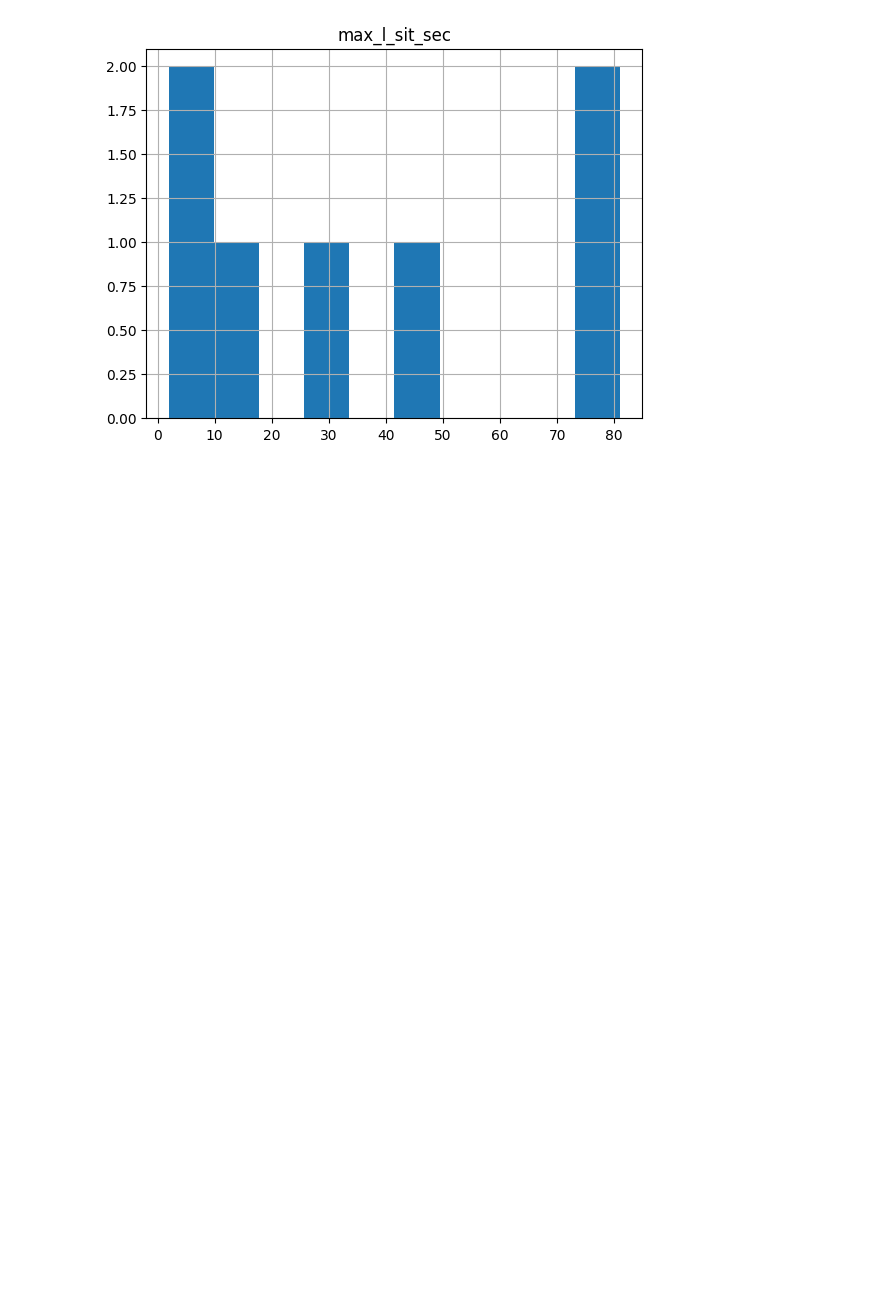
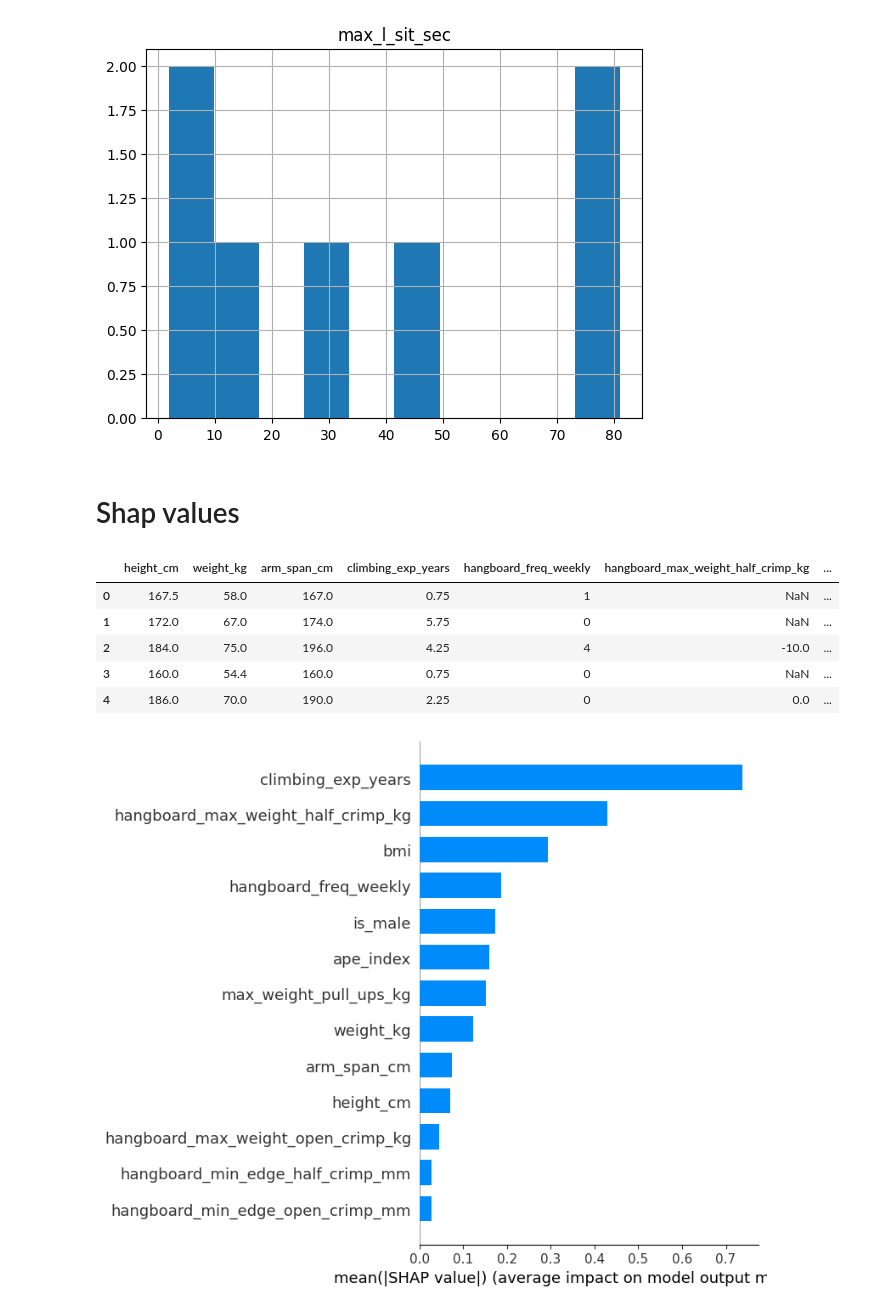
Before and after one commit to alekskorupa/climb-harder-project, a Jupyter notebook: notebooks/climbing.ipynb, the cells around one changed output. Drawn from its saved outputs; the diff is of its cells as text; code cells hidden in the pictures; blank space fills up the shorter version.

```diff
--- a/notebooks/climbing.ipynb
+++ b/notebooks/climbing.ipynb
@@ -190,3 +137,49 @@ for col in [
 [figure]
 [figure]
 [figure]
+# %% [markdown]
+# Shap values
+# %%
+import shap
+
+from sklearn.impute import SimpleImputer
+from sklearn.preprocessing import StandardScaler
+from sklearn.ensemble import RandomForestRegressor
+from sklearn.model_selection import GridSearchCV
+from sklearn.pipeline import make_pipeline
+
+X_train, X_test = load_reddit_performance_data()
+y_train, y_test = load_reddit_targets_data()
+
+y_train = y_train["median_grade"]
+y_test = y_test["median_grade"]
+
+display(X_train.head())
+
+pipeline = make_pipeline(
+    SimpleImputer(strategy="median"),
+    StandardScaler(),
+)
+X_train = pd.DataFrame(data=pipeline.fit(X_train, y_train).transform(X_train), columns=X_train.columns)
+
+
+
+## Compute the SHAP values
+model = RandomForestRegressor(
+        n_estimators=200,
+        random_state=42,
+    ).fit(X_train, y_train)
+
+explainer = shap.Explainer(model)
+shap_values = explainer(X_train)
+## Plot the SHAP values
+shap.summary_plot(shap_values, X_train, plot_type="bar", show=True)
+plt.show()
+# %% [output]
+|  | height_cm | weight_kg | arm_span_cm | climbing_exp_years | hangboard_freq_weekly | hangboard_max_weight_half_crimp_kg | ... |
+| 0 | 167.5 | 58.0 | 167.0 | 0.75 | 1 | NaN | ... |
+| 1 | 172.0 | 67.0 | 174.0 | 5.75 | 0 | NaN | ... |
+| 2 | 184.0 | 75.0 | 196.0 | 4.25 | 4 | -10.0 | ... |
+| 3 | 160.0 | 54.4 | 160.0 | 0.75 | 0 | NaN | ... |
+| 4 | 186.0 | 70.0 | 190.0 | 2.25 | 0 | 0.0 | ... |
+[figure, added]
```
Also changed, not shown: parts of 10 cells of this notebook, 3 other files.
